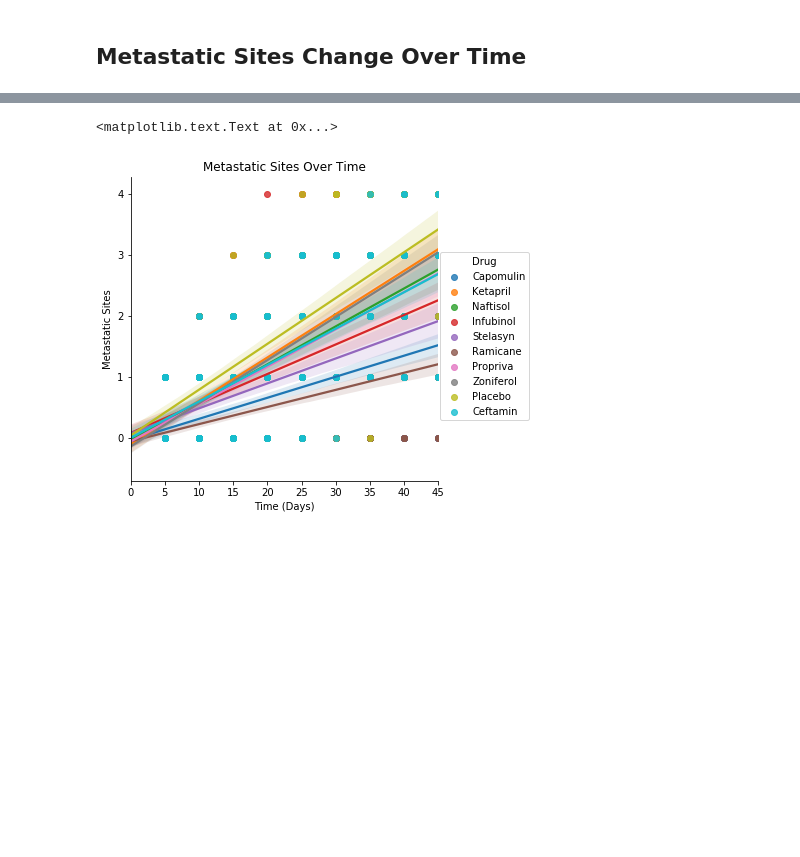
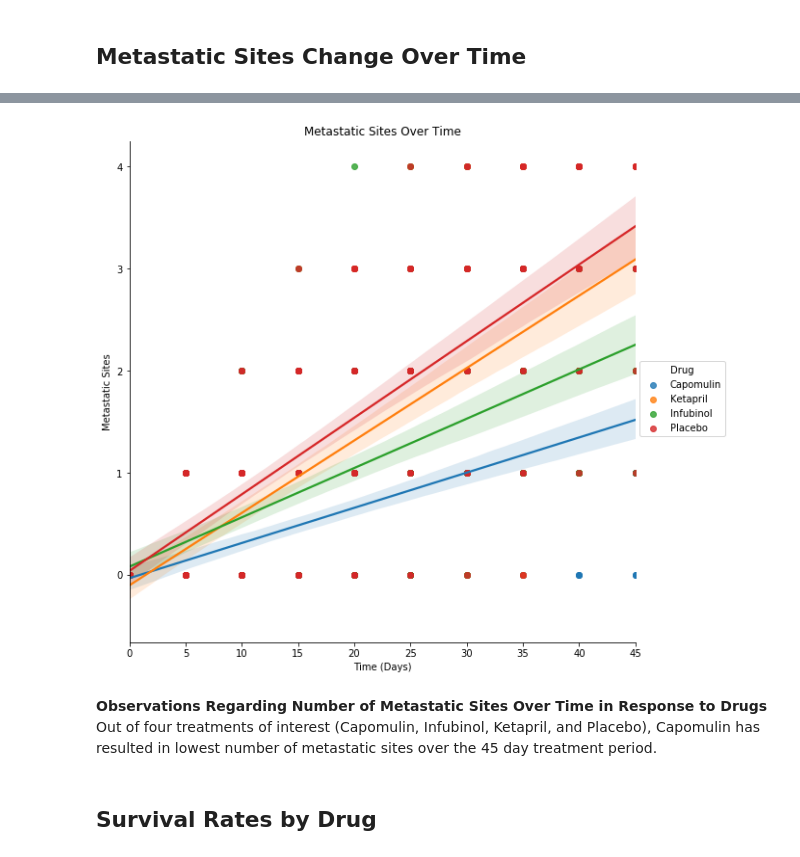
Before and after one commit to tta415/pymaceuticals, a Jupyter notebook: hw4_pymaceuticals.ipynb, the cells around one changed output, grey strips where cells are left out. Saved outputs shown, nothing was run; the diff lists cells and outputs as text; code cells hidden in the pictures; blank space fills up the shorter version.

```diff
--- a/hw4_pymaceuticals.ipynb
+++ b/hw4_pymaceuticals.ipynb
@@ -32 +73,6 @@ results_df.head()
+# %%
+# Filter Tumor Response by Selected 4 Drugs
+sel_drug_tv = results_df[(results_df['Drug']=='Capomulin') | (results_df['Drug']=='Infubinol')
+                         | (results_df['Drug']=='Ketapril') | (results_df['Drug']=='Placebo')]
+#sel_drug_tv.head(3)
 # %%
@@ -81,10 +133,14 @@ tv_df
 # %%
-# Creating a scatter plot that shows how the number of [metastatic](https://en.wikipedia.org/wiki/Metastasis)
-#(cancer spreading) sites changes over time for each treatment.
-ms = sns.lmplot(x='Timepoint', y='Metastatic Sites', data=results_df, hue='Drug')
+# Plot scatter graph of Metastatic Sites for the four select drugs
+ms = sns.lmplot(x='Timepoint', y='Metastatic Sites', data=sel_drug_tv, hue='Drug', size=8)
 ms.set(xlim=(0,45))
 plt.xlabel('Time (Days)')
 plt.title('Metastatic Sites Over Time')
+plt.show()
 # %% [output]
-<matplotlib.text.Text at 0x...>
-[figure, old version]
+[figure, new version]
+# %% [markdown]
+**Observations Regarding Number of Metastatic Sites Over Time in Response to Drugs**
+Out of four treatments of interest (Capomulin, Infubinol, Ketapril, and Placebo), Capomulin has resulted in lowest number of metastatic sites over the 45 day treatment period.
+# %% [markdown]
+## Survival Rates by Drug
```
Also changed, not shown: parts of 17 cells of this notebook.
